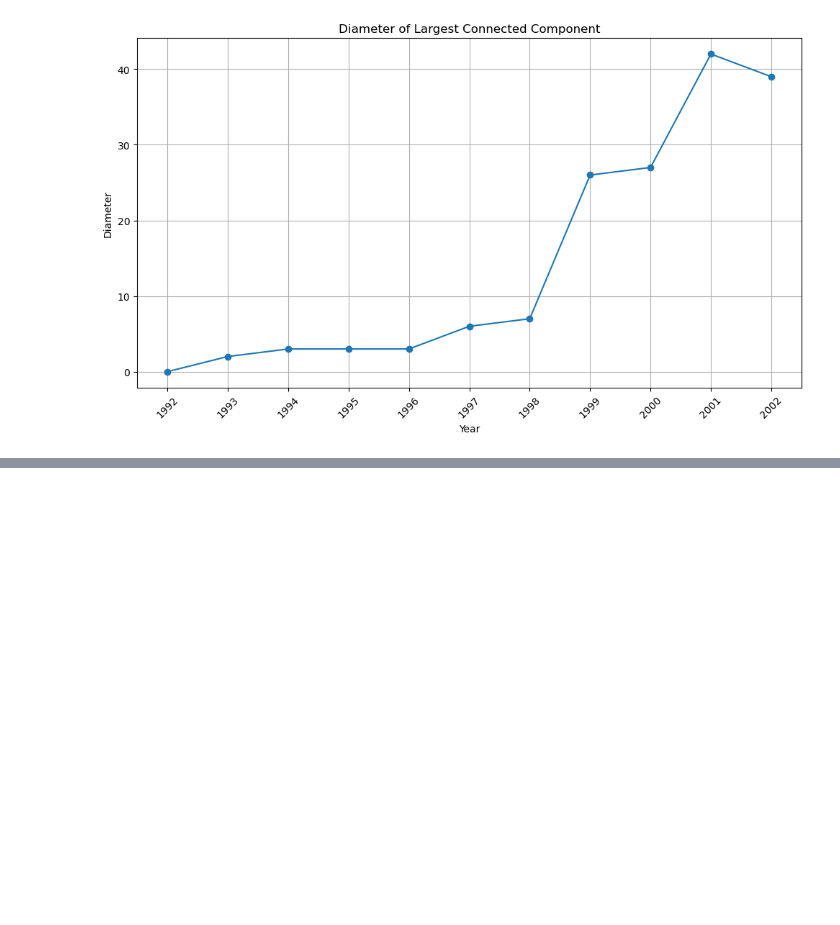
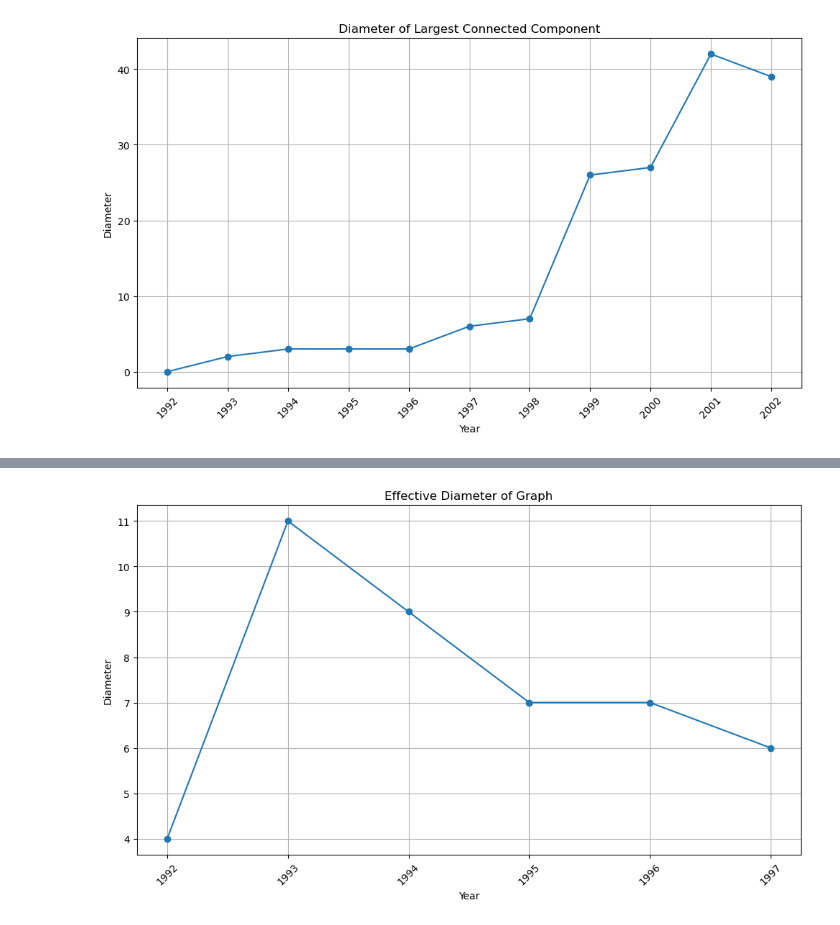
Before and after one commit to ChetaNMahipaL/Graph_Neural_Network, a Jupyter notebook: Task_1.ipynb, the cells around one changed output, grey strips where cells are left out. Cells and saved outputs as stored; diff of their text form; code cells hidden in the pictures; blank space fills up the shorter version.

Commit message:
Effective Diameter

```diff
--- a/Task_1.ipynb
+++ b/Task_1.ipynb
@@ -395,0 +450,17 @@ Density: 0.0025412947249997373
+# %%
+years = list(effective_diameter_by_year.keys())
+dia = list(effective_diameter_by_year.values())
+
+# Plotting
+plt.figure(figsize=(10, 6))
+plt.plot(years, dia, marker='o', linestyle='-')
+plt.title('Effective Diameter of Graph')
+plt.xlabel('Year')
+plt.ylabel('Diameter')
+plt.grid(True)
+plt.xticks(years, rotation=45)
+plt.tight_layout()
+plt.show()
+# plt.savefig("EffDia.png")
+# %% [output]
+[figure, added]
```
Also changed, not shown: parts of 2 cells of this notebook, 1 other file.
